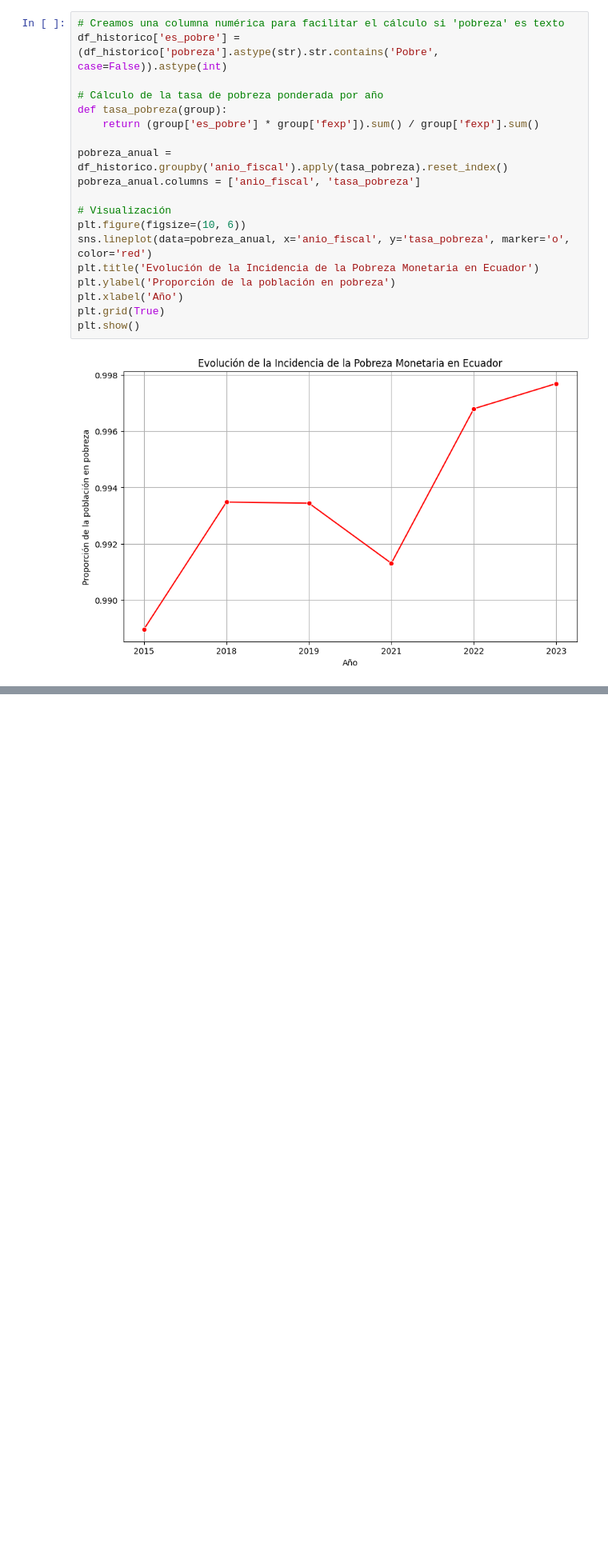
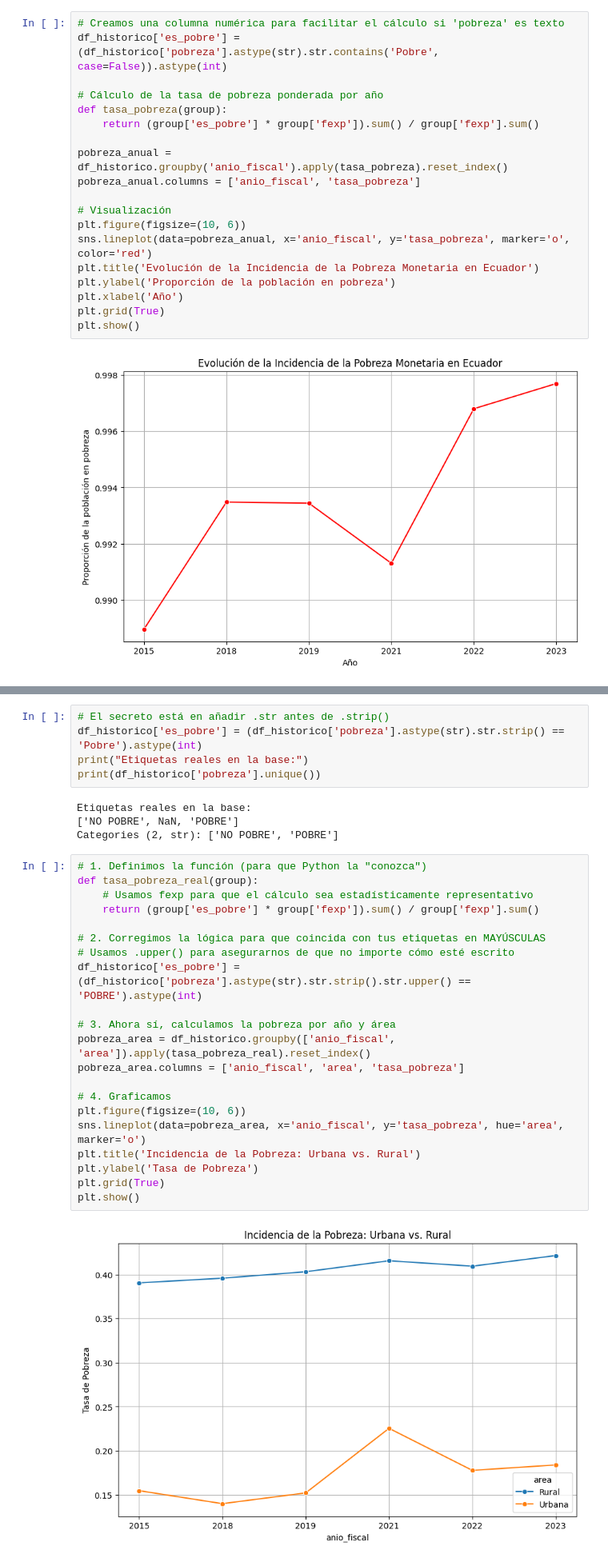
Before and after one commit to S-RiofrioR/poverty-ecuador-analysis, a Jupyter notebook: notebooks/01_analysis.ipynb, the cells around one changed output, grey strips where cells are left out. Shown at 80% size. Cells and saved outputs as stored; diff of their text form; blank space fills up the shorter version.

Commit message:
Visualización: Tendencia histórica de pobreza urbana vs rural 2015-2023

```diff
--- a/notebooks/01_analysis.ipynb
+++ b/notebooks/01_analysis.ipynb
@@ -343,0 +354,32 @@ plt.show()
+# %%
+# El secreto está en añadir .str antes de .strip()
+df_historico['es_pobre'] = (df_historico['pobreza'].astype(str).str.strip() == 'Pobre').astype(int)
+print("Etiquetas reales en la base:")
+print(df_historico['pobreza'].unique())
+# %% [output]
+Etiquetas reales en la base:
+['NO POBRE', NaN, 'POBRE']
+Categories (2, str): ['NO POBRE', 'POBRE']
+# %%
+# 1. Definimos la función (para que Python la "conozca")
+def tasa_pobreza_real(group):
+    # Usamos fexp para que el cálculo sea estadísticamente representativo
+    return (group['es_pobre'] * group['fexp']).sum() / group['fexp'].sum()
+
+# 2. Corregimos la lógica para que coincida con tus etiquetas en MAYÚSCULAS
+# Usamos .upper() para asegurarnos de que no importe cómo esté escrito
+df_historico['es_pobre'] = (df_historico['pobreza'].astype(str).str.strip().str.upper() == 'POBRE').astype(int)
+
+# 3. Ahora sí, calculamos la pobreza por año y área
+pobreza_area = df_historico.groupby(['anio_fiscal', 'area']).apply(tasa_pobreza_real).reset_index()
+pobreza_area.columns = ['anio_fiscal', 'area', 'tasa_pobreza']
+
+# 4. Graficamos
+plt.figure(figsize=(10, 6))
+sns.lineplot(data=pobreza_area, x='anio_fiscal', y='tasa_pobreza', hue='area', marker='o')
+plt.title('Incidencia de la Pobreza: Urbana vs. Rural')
+plt.ylabel('Tasa de Pobreza')
+plt.grid(True)
+plt.show()
+# %% [output]
+[figure, added]
```
Also changed, not shown: parts of 1 cell of this notebook.
